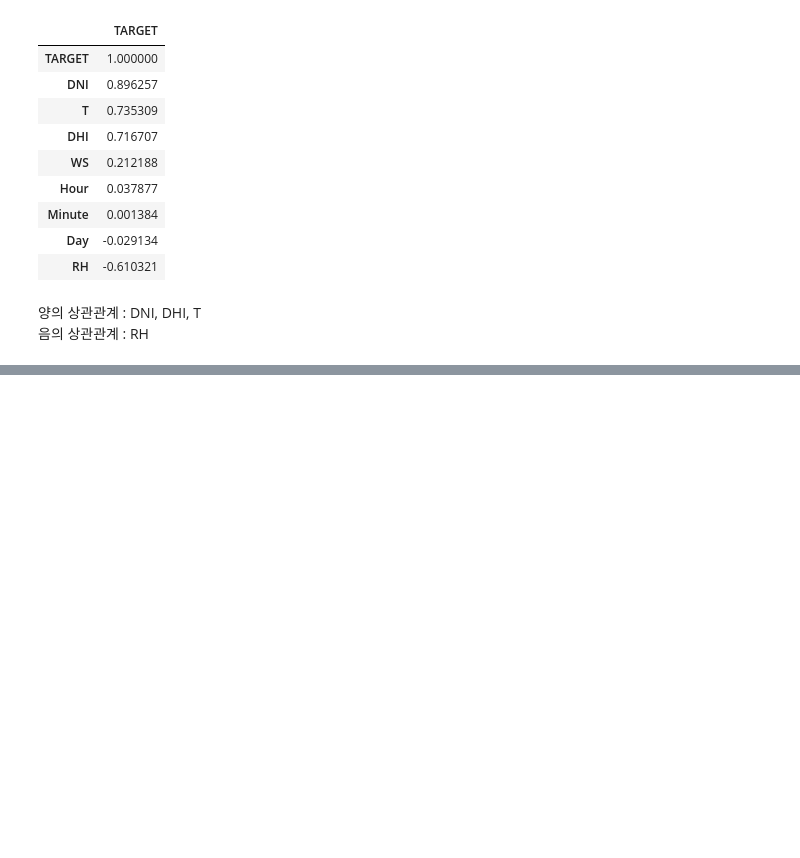
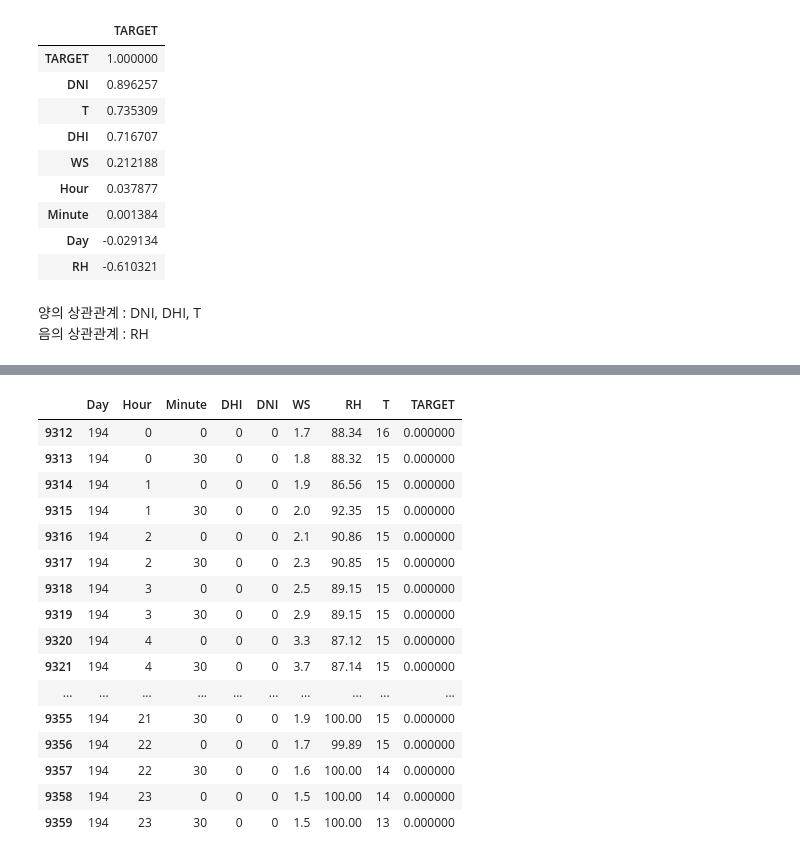
Before and after one commit to lhk063/Winter, a Jupyter notebook: 데이콘/태양광 발전량 예측 경진대회/correlation.ipynb, the cells around one changed output, grey strips where cells are left out. Drawn from its saved outputs; the diff is of its cells as text; code cells hidden in the pictures; blank space fills up the shorter version.

```diff
--- a/데이콘/태양광 발전량 예측 경진대회/correlation.ipynb
+++ b/데이콘/태양광 발전량 예측 경진대회/correlation.ipynb
@@ -211,13 +211,11 @@ corr_day.style.background_gradient(cmap='magma')
 # 7~8월 = 180 ~ 240 days
 # 1day = 48rows
 # %%
-tr = solar.iloc[48*180 : 48 * 187
-
-]
-tr2 = solar.iloc[48*187 : 48 * 187]
-tr3 = solar.iloc[48*194 : 48 * 187]
-tr4 = solar.iloc[48*201 : 48 * 187]
-tr5 = solar.iloc[48*208 : 48 * 187]
-tr6 = solar.iloc[48*215 : 48 * 187]
-tr7 = solar.iloc[48*222 : 48 * 187]
-tr8 = solar.iloc[48*229 : 48 * 187]
+tr = solar.iloc[48*180 : 48 * 187]
+tr2 = solar.iloc[48*187 : 48 * 194]
+tr3 = solar.iloc[48*194 : 48 * 201]
+tr4 = solar.iloc[48*201 : 48 * 208]
+tr5 = solar.iloc[48*208 : 48 * 215]
+tr6 = solar.iloc[48*215 : 48 * 222]
+tr7 = solar.iloc[48*222 : 48 * 229]
+tr8 = solar.iloc[48*229 : 48 * 236]
@@ -237,0 +283,20 @@ tr8 = solar.iloc[48*229 : 48 * 187]
+# %%
+tr3.head(48)
+# %% [output]
+|  | Day | Hour | Minute | DHI | DNI | WS | RH | T | TARGET |
+| 9312 | 194 | 0 | 0 | 0 | 0 | 1.7 | 88.34 | 16 | 0.000000 |
+| 9313 | 194 | 0 | 30 | 0 | 0 | 1.8 | 88.32 | 15 | 0.000000 |
+| 9314 | 194 | 1 | 0 | 0 | 0 | 1.9 | 86.56 | 15 | 0.000000 |
+| 9315 | 194 | 1 | 30 | 0 | 0 | 2.0 | 92.35 | 15 | 0.000000 |
+| 9316 | 194 | 2 | 0 | 0 | 0 | 2.1 | 90.86 | 15 | 0.000000 |
+| 9317 | 194 | 2 | 30 | 0 | 0 | 2.3 | 90.85 | 15 | 0.000000 |
+| 9318 | 194 | 3 | 0 | 0 | 0 | 2.5 | 89.15 | 15 | 0.000000 |
+| 9319 | 194 | 3 | 30 | 0 | 0 | 2.9 | 89.15 | 15 | 0.000000 |
+| 9320 | 194 | 4 | 0 | 0 | 0 | 3.3 | 87.12 | 15 | 0.000000 |
+| 9321 | 194 | 4 | 30 | 0 | 0 | 3.7 | 87.14 | 15 | 0.000000 |
+| ... | ... | ... | ... | ... | ... | ... | ... | ... | ... |
+| 9355 | 194 | 21 | 30 | 0 | 0 | 1.9 | 100.00 | 15 | 0.000000 |
+| 9356 | 194 | 22 | 0 | 0 | 0 | 1.7 | 99.89 | 15 | 0.000000 |
+| 9357 | 194 | 22 | 30 | 0 | 0 | 1.6 | 100.00 | 14 | 0.000000 |
+| 9358 | 194 | 23 | 0 | 0 | 0 | 1.5 | 100.00 | 14 | 0.000000 |
+| 9359 | 194 | 23 | 30 | 0 | 0 | 1.5 | 100.00 | 13 | 0.000000 |
```
Also changed, not shown: parts of 10 cells of this notebook, 4 other files.
